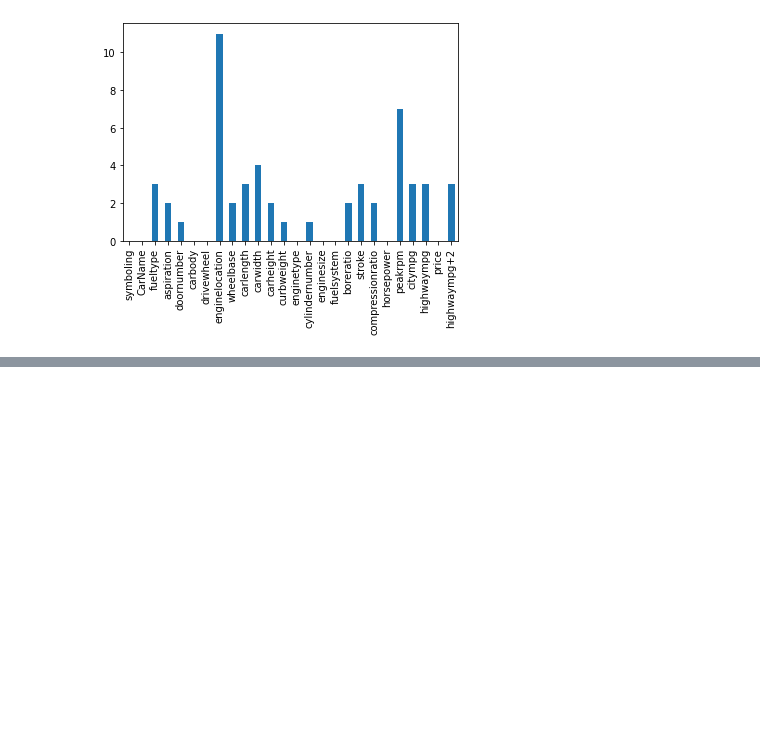
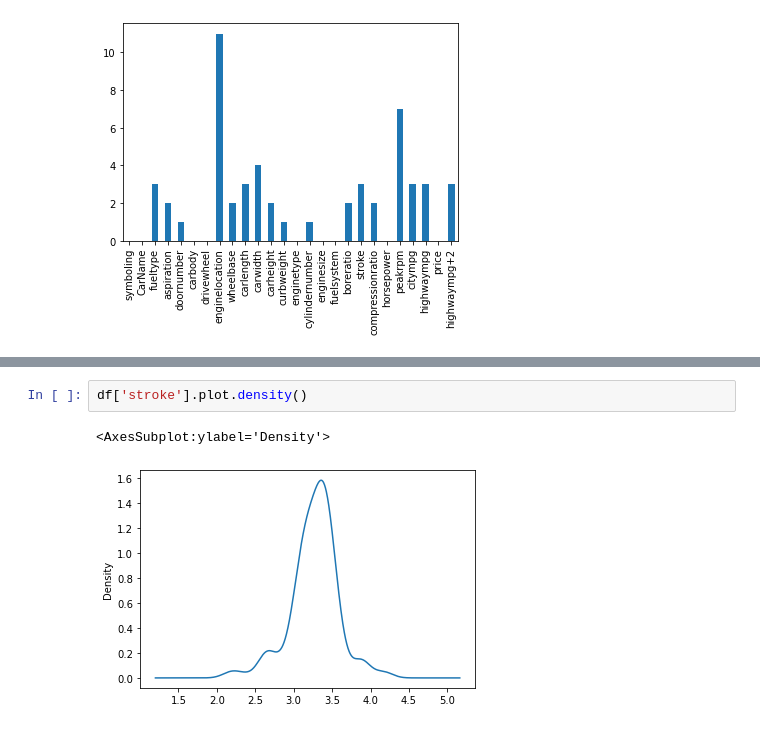
Before and after one commit to herovired-content/Pandas, a Jupyter notebook: Pandas.ipynb, the cells around one changed output, grey strips where cells are left out. Drawn from its saved outputs; the diff is of its cells as text; blank space fills up the shorter version.

```diff
--- a/Pandas.ipynb
+++ b/Pandas.ipynb
@@ -561,0 +598,5 @@ df.isna().sum(axis=0).plot(kind='bar')
+# %%
+df['stroke'].plot.density()
+# %% [output]
+<AxesSubplot:ylabel='Density'>
+[figure, added]
```
Also changed, not shown: parts of 2 cells of this notebook, 4 other files.
